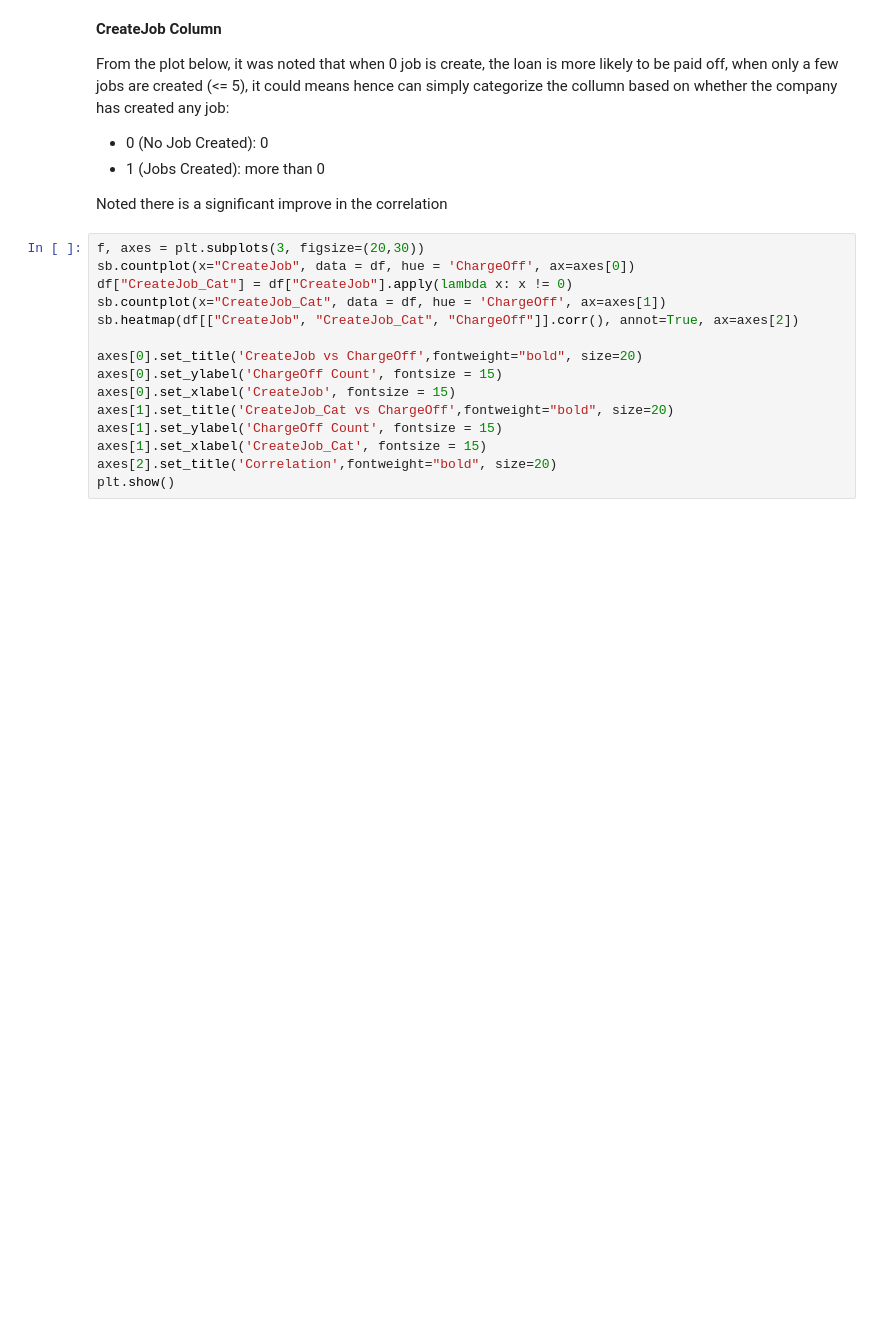
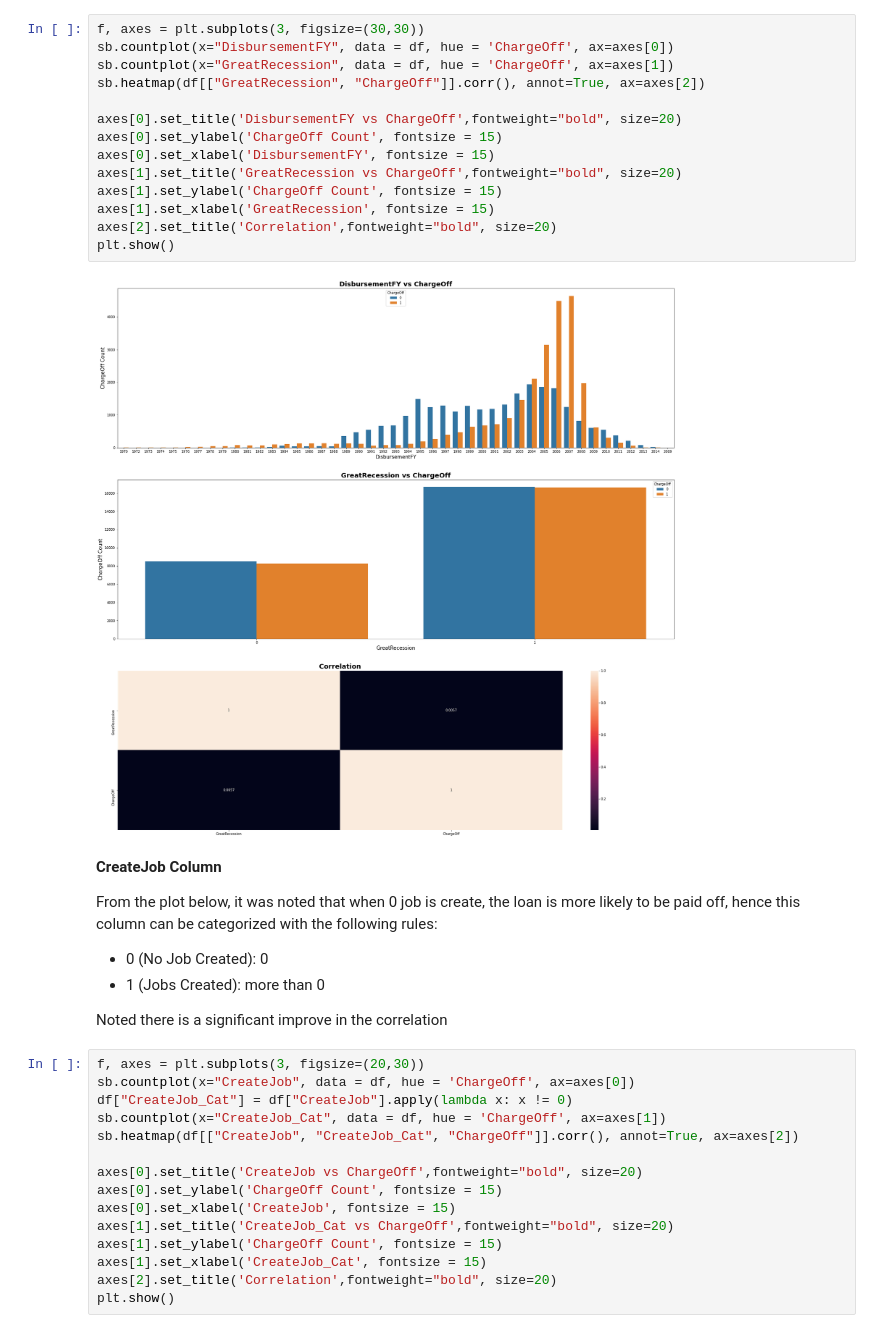
Before and after one commit to helloxy96/CS5228_project, a Jupyter notebook: Report.ipynb, the cells around one changed output. Drawn from its saved outputs; the diff is of its cells as text; blank space fills up the shorter version.

```diff
--- a/Report.ipynb
+++ b/Report.ipynb
@@ -150,7 +224,23 @@ plt.show()
+# %%
+f, axes = plt.subplots(3, figsize=(30,30))
+sb.countplot(x="DisbursementFY", data = df, hue = 'ChargeOff', ax=axes[0])
+sb.countplot(x="GreatRecession", data = df, hue = 'ChargeOff', ax=axes[1])
+sb.heatmap(df[["GreatRecession", "ChargeOff"]].corr(), annot=True, ax=axes[2])
+
+axes[0].set_title('DisbursementFY vs ChargeOff',fontweight="bold", size=20)
+axes[0].set_ylabel('ChargeOff Count', fontsize = 15)
+axes[0].set_xlabel('DisbursementFY', fontsize = 15)
+axes[1].set_title('GreatRecession vs ChargeOff',fontweight="bold", size=20)
+axes[1].set_ylabel('ChargeOff Count', fontsize = 15)
+axes[1].set_xlabel('GreatRecession', fontsize = 15)
+axes[2].set_title('Correlation',fontweight="bold", size=20)
+plt.show()
+# %% [output]
+[figure, added]
 # %% [markdown]
 **CreateJob Column**
 
-From the plot below, it was noted that when 0 job is create, the loan is more likely to be paid off, when only a few jobs are created (<= 5), it could means hence can simply categorize the collumn based on whether the company has created any job:
+From the plot below, it was noted that when 0 job is create, the loan is more likely to be paid off, hence this column can be categorized with the following rules:
 
 * 0 (No Job Created): 0
 * 1 (Jobs Created): more than 0
```
Also changed, not shown: parts of 46 cells of this notebook, 4 other files.
